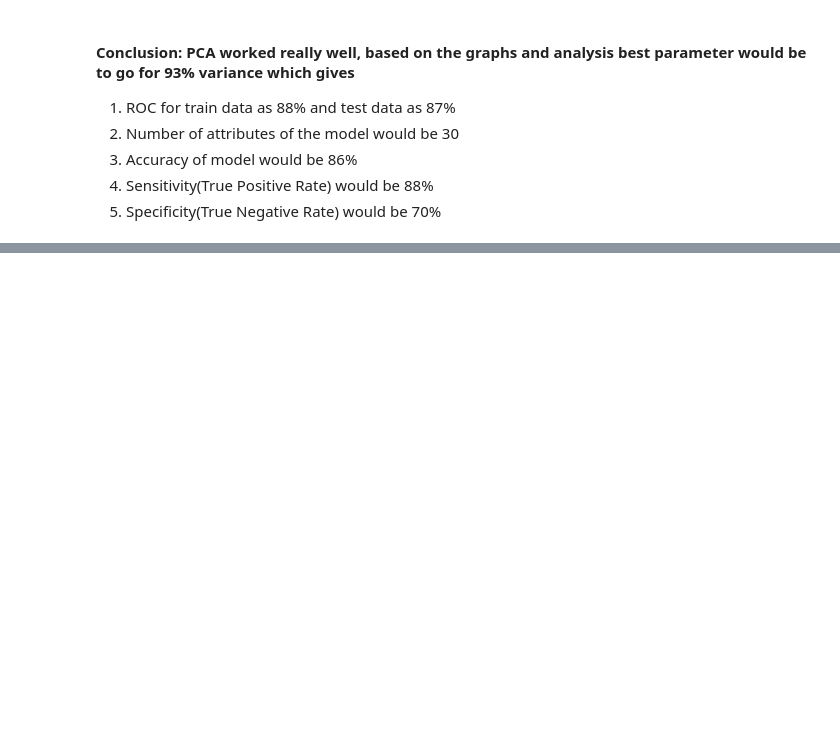
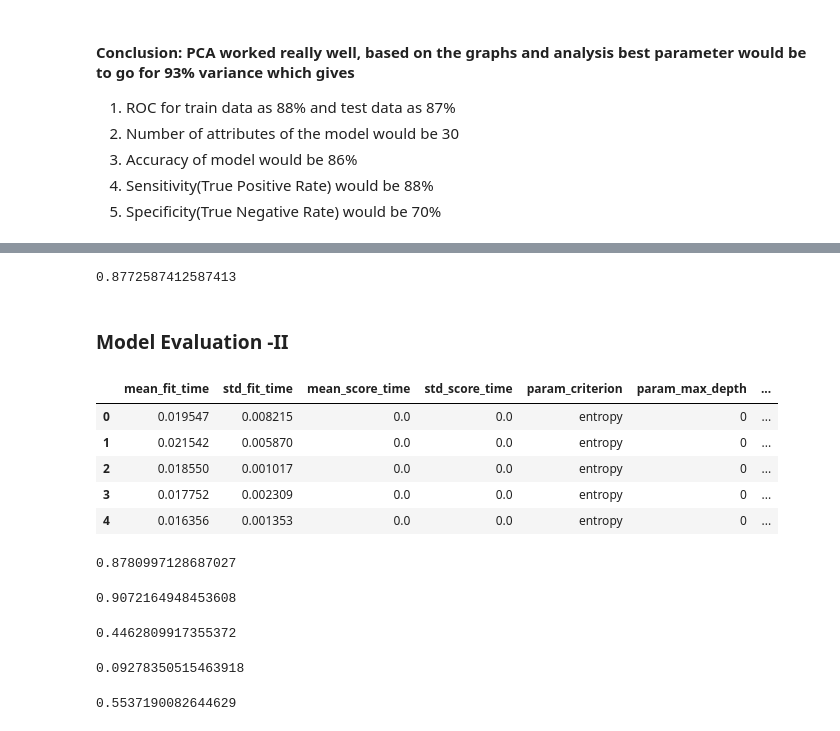
Before and after one commit to murthy605/TelecomChurn, a Jupyter notebook: Hari_Krishna_TelecomChurnCaseStudy.ipynb, the cells around one changed output, grey strips where cells are left out. Saved outputs shown, nothing was run; the diff lists cells and outputs as text; code cells hidden in the pictures; blank space fills up the shorter version.

Commit message:
Model II -Decision tree

```diff
--- a/Hari_Krishna_TelecomChurnCaseStudy.ipynb
+++ b/Hari_Krishna_TelecomChurnCaseStudy.ipynb
@@ -920,0 +923,4 @@ plt.show()
+# %%
+pca_final = IncrementalPCA(n_components=30)
+df_train_pca_final = pca_final.fit_transform(X_train)
+df_train_pca_final.shape
@@ -920,0 +936,7 @@ plt.show()
+# %%
+# Importing decision tree classifier from sklearn library
+from sklearn.tree import DecisionTreeClassifier
+
+#default parameters
+decisionTree_1 = DecisionTreeClassifier(max_depth=5, class_weight = {0:0.1, 1:0.9})
+decisionTree_1.fit(df_train_pca_final,y_train)
@@ -920,0 +999,22 @@ plt.show()
+# %%
+from sklearn.model_selection import KFold
+from sklearn.model_selection import GridSearchCV
+
+
+# Corss validation parameter
+folds = 5
+
+# parameters
+parameters = {  'max_depth': range(0, 20, 4),
+                'min_samples_leaf': range(5, 200, 20),
+                'min_samples_split': range(5, 200, 20),
+                'criterion': ["entropy", "gini"]}
+
+# instantiate the model
+decisionTree_1 = DecisionTreeClassifier(class_weight={0:0.1, 1:0.9}, random_state = 100)
+
+#do gridsearch
+tree = GridSearchCV(decisionTree_1, parameters,
+                    cv=folds,n_jobs=-1,
+                   verbose = 1,scoring="accuracy")
+tree.fit(df_train_pca_final,y_train)
@@ -920,0 +1042,42 @@ plt.show()
+# %%
+tree.best_score_
+# %% [output]
+0.8772587412587413
+# %% [markdown]
+### Model Evaluation -II
+# %%
+scores = tree.cv_results_
+pd.DataFrame(scores).head()
+# %% [output]
+|  | mean_fit_time | std_fit_time | mean_score_time | std_score_time | param_criterion | param_max_depth | ... |
+| 0 | 0.019547 | 0.008215 | 0.0 | 0.0 | entropy | 0 | ... |
+| 1 | 0.021542 | 0.005870 | 0.0 | 0.0 | entropy | 0 | ... |
+| 2 | 0.018550 | 0.001017 | 0.0 | 0.0 | entropy | 0 | ... |
+| 3 | 0.017752 | 0.002309 | 0.0 | 0.0 | entropy | 0 | ... |
+| 4 | 0.016356 | 0.001353 | 0.0 | 0.0 | entropy | 0 | ... |
+# %%
+y_pred_dtree = tree.predict(df_test_pca_final)
+accuracy_score(y_test,y_pred_dtree)
+# %% [output]
+0.8780997128687027
+# %%
+Met_dec = confusion_matrix(y_test,y_pred_dtree)
+Sensitivity =(Met_dec[0,0]/(Met_dec[0,0]+Met_dec[0,1]))
+print(Sensitivity)
+# %% [output]
+0.9072164948453608
+# %%
+Specificity = Met_dec[1,1]/(Met_dec[1,0]+Met_dec[1,1])
+print(Specificity)
+# %% [output]
+0.4462809917355372
+# %%
+FPR = Met_dec[0,1]/(Met_dec[0,0]+Met_dec[0,1])
+print(FPR)
+# %% [output]
+0.09278350515463918
+# %%
+FNR = Met_dec[1,0]/(Met_dec[1,0]+Met_dec[1,1])
+print(FNR)
+# %% [output]
+0.5537190082644629
```
Also changed, not shown: parts of 23 cells of this notebook.
